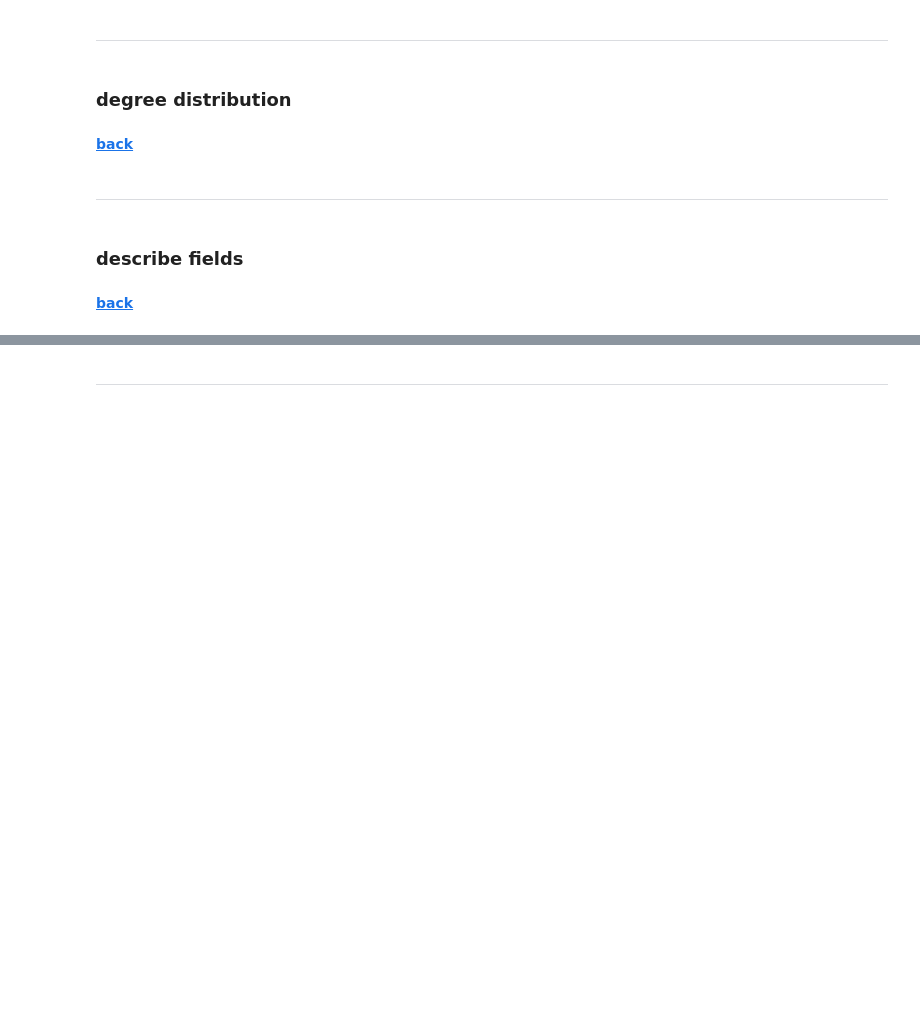
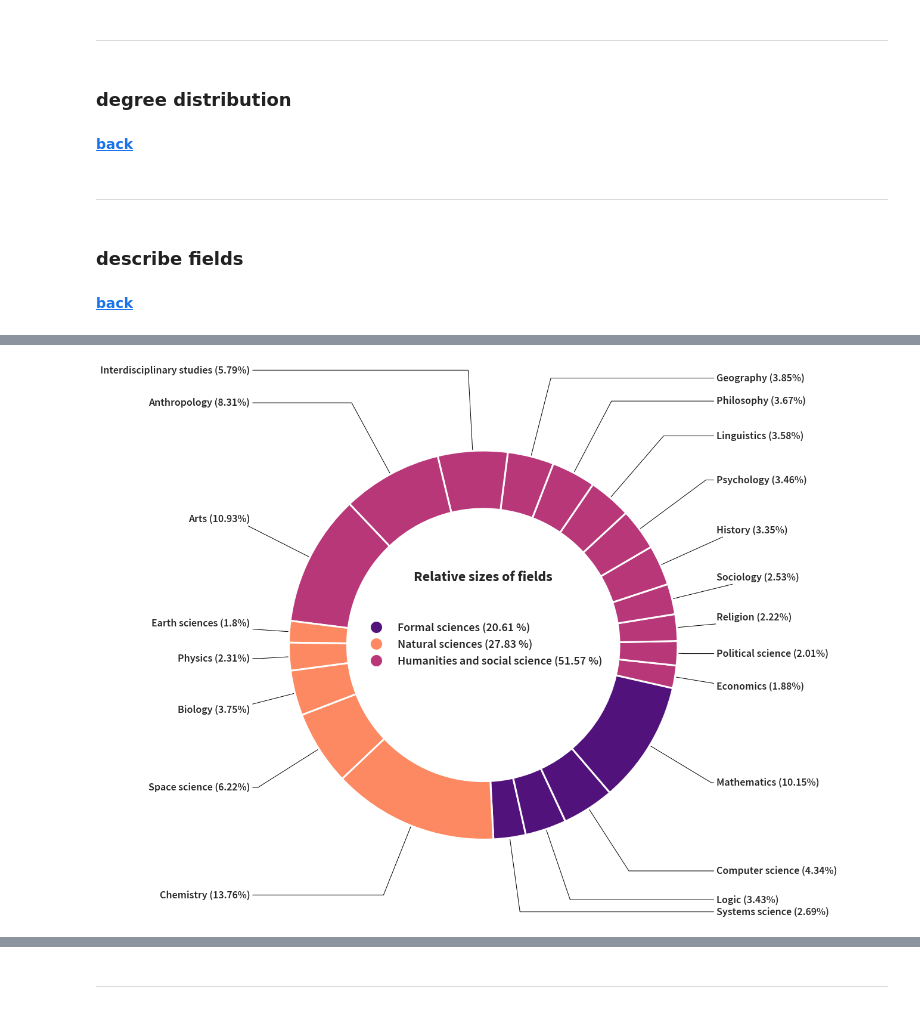
Before and after one commit to dormanh/wikipedia_philosophy, a Jupyter notebook: analysis.ipynb, the cells around one changed output, grey strips where cells are left out. Saved outputs shown, nothing was run; the diff lists cells and outputs as text; code cells hidden in the pictures; blank space fills up the shorter version.

```diff
--- a/analysis.ipynb
+++ b/analysis.ipynb
@@ -130,6 +128,26 @@ fields = pd.concat(
         for n in open("fields.txt", "r").read().split("\n\n")
     ]
 ).reset_index(drop=True)
+# %%
+class_dict = {
+    **{"Archaeology": "Anthropology"},
+    **{
+        f: "Arts"
+        for f in ["Culinary arts", "Literature", "Performing arts", "Visual arts"]
+    },
+    **{
+        f: "Interdisciplinary studies"
+        for f in [
+            "Area studies",
+            "Ethnic studies",
+            "Cultural studies",
+            "Gender studies",
+            "Organizational studies",
+        ]
+    },
+    **{"Astronomy": "Space science"},
+    **{f: "Mathematics" for f in ["Applied mathematics", "Statistics"]},
+}
 # %%
 wiki = wikipediaapi.Wikipedia(
     language="en", extract_format=wikipediaapi.ExtractFormat.WIKI
@@ -148,4 +166,8 @@ articles = fields.merge(
         ]
     ),
     on="field",
+).assign(
+    field=lambda df: df["field"].apply(
+        lambda f: class_dict[f] if f in class_dict.keys() else f
+    )
 )
@@ -576,7 +760,7 @@ wedges, texts = ax.pie(
     fields["rel_size"].values,
     colors=fields["color_b"],
     wedgeprops={"width": 0.3, "linewidth": 3},
-    startangle=-93,
+    startangle=-87,
 )
 
 for i, w in enumerate(wedges):
@@ -597,33 +781,35 @@ for i, w in enumerate(wedges):
         fontsize=18,
         arrowprops={
             "color": "black",
             "arrowstyle": "-",
             "connectionstyle": f"angle,angleA=0,angleB={ang}",
         },
     )
 
 plt.title(title, fontproperties=font_props["title"], pad=-300)
 
 fields.reset_index().groupby("broad_field")[["rel_size", "color_b"]].agg(
     {"rel_size": "sum", "color_b": "max"}
 ).sort_values(by="rel_size").pipe(
     lambda df: plt.legend(
         handles=[
             Line2D([0], [0], marker="o", color="w", markerfacecolor=c, markersize=20)
             for c in df["color_b"]
         ],
         labels=df.apply(
             lambda r: "{} ({} %)".format(r.name, round(r["rel_size"] * 100, 2)), axis=1
         ).values.tolist(),
         loc="center",
         prop=font_props["label"],
         frameon=False,
     )
 )
 
 plt.savefig(
     "figs/{}.png".format("_".join(title.lower().split(" "))), bbox_inches="tight"
 )
+# %% [output]
+[figure, added]
 # %%
 ranking_dict = {
     "ext_citations": "number of external citations",
```
Also changed, not shown: parts of 107 cells of this notebook, 1 other file.
